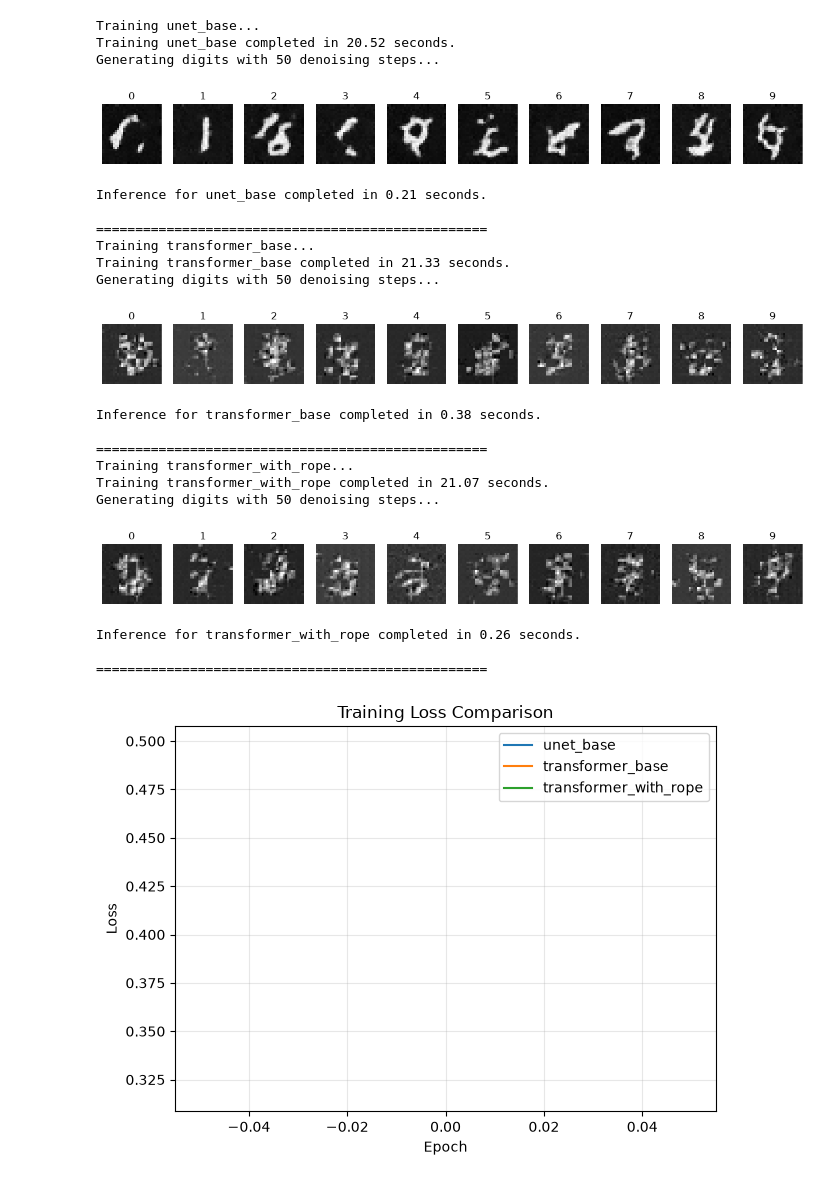
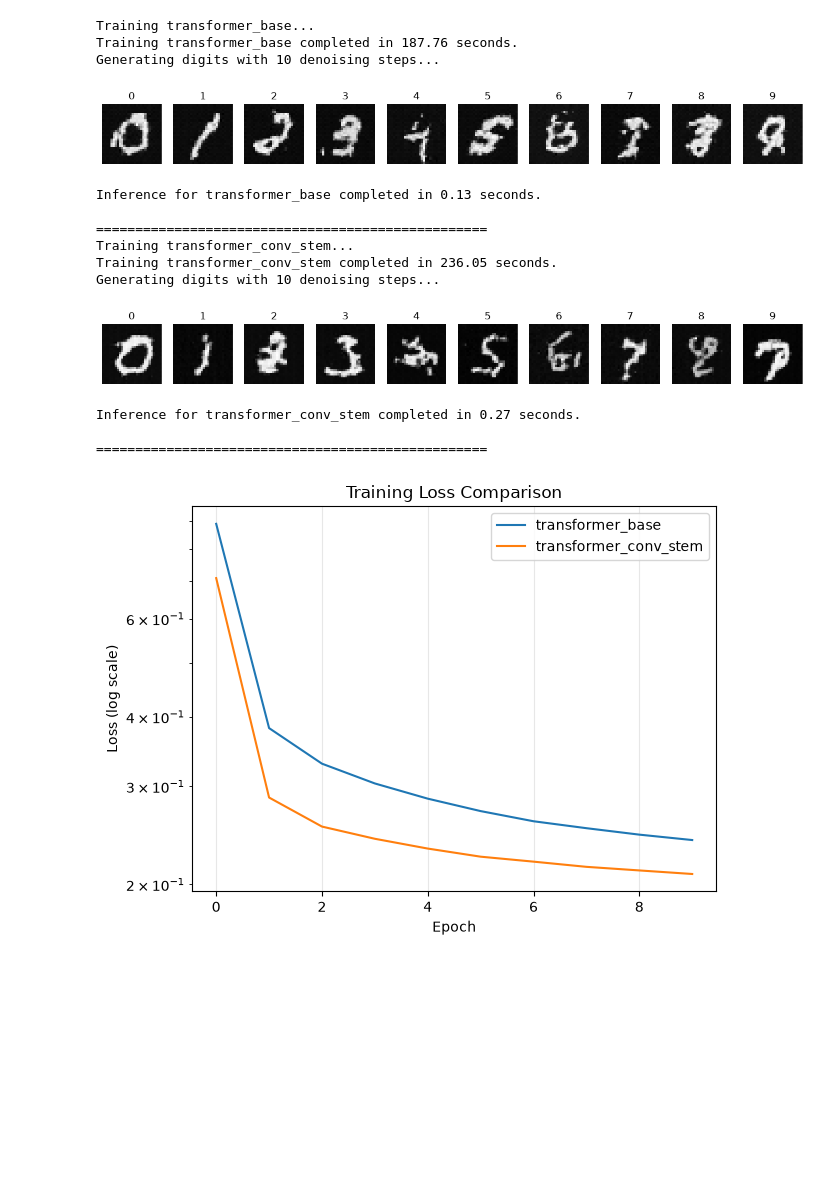
Before and after one commit to leoposc/lerobot-smolvla, a Jupyter notebook: flow-matching-tutorial/testlab.ipynb, the cells around one changed output. Cells and saved outputs as stored; diff of their text form; code cells hidden in the pictures; blank space fills up the shorter version.

```diff
--- a/flow-matching-tutorial/testlab.ipynb
+++ b/flow-matching-tutorial/testlab.ipynb
@@ -154,16 +154,17 @@ from FlowMatching import FlowMatching_with_Transformer, FlowMatching, generate,
 from UNet import ConditionalUNet, ConditionalUNetV2
 
 config = {
-    "apply_optimal_transport": True,
-    "apply_rope": True,
+    "apply_optimal_transport": False,
+    "apply_rope": False,
     "apply_AdaLN": False,
     "apply_runge_kutta": False,
-    "apply_shift_scale_conditioning": True,
-    "training_size": 70_000,
+    "apply_conv_stem": False,
+    "apply_shift_scale_conditioning": False,
+    "training_size": 1_000,
     "normalize_digit_distribution": False,
-    "batch_size": 128,
-    "training_epochs": 50,
-    "denoising_steps": 50,
+    "batch_size": 256,
+    "training_epochs": 10,
+    "denoising_steps": 10,
     "print_generation_process": True,
     "embedding_dim": 64,
     "n_heads": 4,
@@ -174,23 +175,23 @@ config = {
 # %%
 transformer_base = FlowMatching_with_Transformer(config=copy.deepcopy(config)).to(config["device"])
 
-config["apply_rope"] = True
-transformer_rope = FlowMatching_with_Transformer(config=copy.deepcopy(config)).to(config["device"])
+config["apply_conv_stem"] = True
+transformer_conv_stem = FlowMatching_with_Transformer(config=copy.deepcopy(config)).to(config["device"])
 
-config["apply_rope"] = False
-config["apply_optimal_transport"] = True
-transformer_ot = FlowMatching_with_Transformer(config=copy.deepcopy(config)).to(config["device"])
+# config["apply_rope"] = False
+# config["apply_optimal_transport"] = True
+# transformer_ot = FlowMatching_with_Transformer(config=copy.deepcopy(config)).to(config["device"])
 
-unet_base = ConditionalUNet(config=copy.deepcopy(config)).to(config["device"])
+# unet_base = ConditionalUNet(config=copy.deepcopy(config)).to(config["device"])
 
-unet_simpler = ConditionalUNetV2(config=copy.deepcopy(config)).to(config["device"])
+# unet_simpler = ConditionalUNetV2(config=copy.deepcopy(config)).to(config["device"])
 
-config["apply_shift_scale_conditioning"] = True
-unet_shift_scale = ConditionalUNet(config=copy.deepcopy(config)).to(config["device"])
+# config["apply_shift_scale_conditioning"] = True
+# unet_shift_scale = ConditionalUNet(config=copy.deepcopy(config)).to(config["device"])
 
-config["apply_shift_scale_conditioning"] = False
-config["apply_runge_kutta"] = True
-unet_runge_kutta = ConditionalUNet(config=copy.deepcopy(config)).to(config["device"])
+# config["apply_shift_scale_conditioning"] = False
+# config["apply_runge_kutta"] = True
+# unet_runge_kutta = ConditionalUNet(config=copy.deepcopy(config)).to(config["device"])
 # %%
 do_training=True
 
@@ -201,58 +202,51 @@ do_training=True
 loader=create_loader(config=config)
 
 models = {
-    "unet_base": unet_base,
+    # "unet_base": unet_base,
     # "unet_shift_scale": unet_shift_scale,
     # "unet_simpler": unet_simpler,
     # "unet_runge_kutta": unet_runge_kutta,
     "transformer_base": transformer_base,
-    "transformer_with_rope": transformer_rope,
+    "transformer_conv_stem": transformer_conv_stem,
     # "transformer_with_ot": transformer_ot,
 }
 
 
 # training phase for all models
 losses = []
 for name, model in models.items():
     if do_training:
         t_start = time.time()
         print(f"Training {name}...")
         losses.append(train(model, loader, config=config))
         t_end = time.time()
         print(f"Training {name} completed in {t_end - t_start:.2f} seconds.")
         save_model(model, name_suffix=name)
     else:
         model = load_model(model, name_suffix=name)
     t_start = time.time()
     show_all_digits(model, generate, config=config)
     t_end = time.time()
     print(f"Inference for {name} completed in {t_end - t_start:.2f} seconds.\n")
     print("="*50)
 # %% [output]
-Training unet_base...
-Training unet_base completed in 20.52 seconds.
-Generating digits with 50 denoising steps...
+Training transformer_base...
+Training transformer_base completed in 187.76 seconds.
+Generating digits with 10 denoising steps...
-[figure, old version]
+[figure, new version]
-Inference for unet_base completed in 0.21 seconds.
+Inference for transformer_base completed in 0.13 seconds.
 
 ==================================================
-Training transformer_base...
-Training transformer_base completed in 21.33 seconds.
-Generating digits with 50 denoising steps...
+Training transformer_conv_stem...
+Training transformer_conv_stem completed in 236.05 seconds.
+Generating digits with 10 denoising steps...
-[figure, old version]
+[figure, new version]
-Inference for transformer_base completed in 0.38 seconds.
+Inference for transformer_conv_stem completed in 0.27 seconds.
 
 ==================================================
-Training transformer_with_rope...
-Training transformer_with_rope completed in 21.07 seconds.
-Generating digits with 50 denoising steps...
-[figure, removed]
-Inference for transformer_with_rope completed in 0.26 seconds.
-
-==================================================
 # %%
 plot_losses(losses, model_names=list(models.keys()))
 # %% [output]
-[figure, old version]
+[figure, new version]
 # %%
 # print the complete generation process for 10 denoising steps
```
Also changed, not shown: parts of 2 cells of this notebook.
